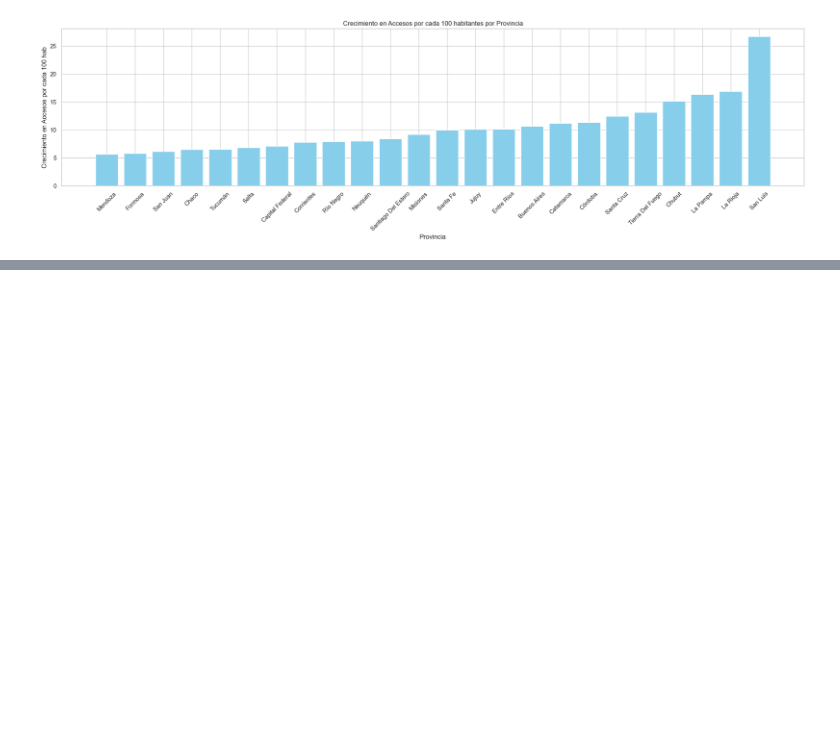
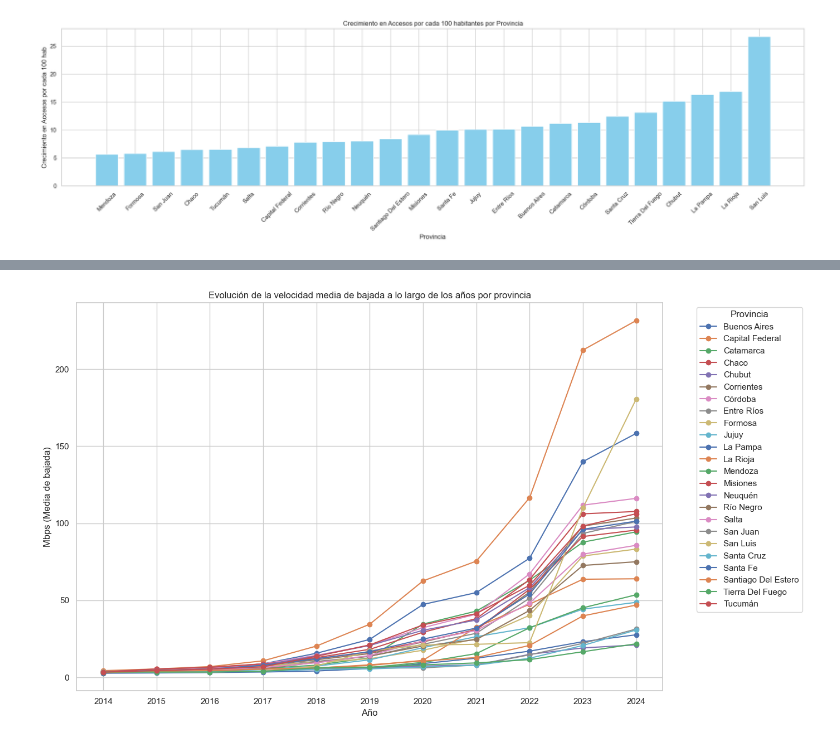
Before and after one commit to DedesF/Proyecto_2, a Jupyter notebook: Analisis/EDA.ipynb, the cells around one changed output, grey strips where cells are left out. Cells and saved outputs as stored; diff of their text form; code cells hidden in the pictures; blank space fills up the shorter version.

```diff
--- a/Analisis/EDA.ipynb
+++ b/Analisis/EDA.ipynb
@@ -90,0 +146,7 @@ plt.show()
+# %%
+df_int_velprov = pd.read_excel('C:/Python/Data Science/Proyecto_2/Datasets/Internet.xlsx', sheet_name='Velocidad % por prov')
+# %%
+df_int_velprov = df_int_velprov[['Año', 'Provincia', 'Mbps (Media de bajada)']]
+# %%
+velprov_grouped = df_int_velprov.groupby(['Año', 'Provincia'])['Mbps (Media de bajada)'].mean().reset_index()
+velprov_grouped.head(10)
@@ -90,0 +165,14 @@ plt.show()
+# %%
+sns.set_theme(style="whitegrid")
+plt.figure(figsize=(14, 8))
+for provincia in velprov_grouped['Provincia'].unique():
+    datos_provincia = velprov_grouped[velprov_grouped['Provincia'] == provincia]
+    plt.plot(datos_provincia['Año'], datos_provincia['Mbps (Media de bajada)'], marker='o', label=provincia)
+plt.title('Evolución de la velocidad media de bajada a lo largo de los años por provincia')
+plt.xlabel('Año')
+plt.ylabel('Mbps (Media de bajada)')
+plt.legend(title='Provincia', bbox_to_anchor=(1.05, 1), loc='upper left')  # Ubicación de la leyenda fuera del gráfico
+plt.xticks(sorted(velprov_grouped['Año'].unique()))  # Asegura que los años en el eje X estén en orden y sin duplicados
+plt.tight_layout()  # Ajusta el gráfico para evitar solapamiento
+# %% [output]
+[figure, added]
```
Also changed, not shown: parts of 19 cells of this notebook, 5 other files.
